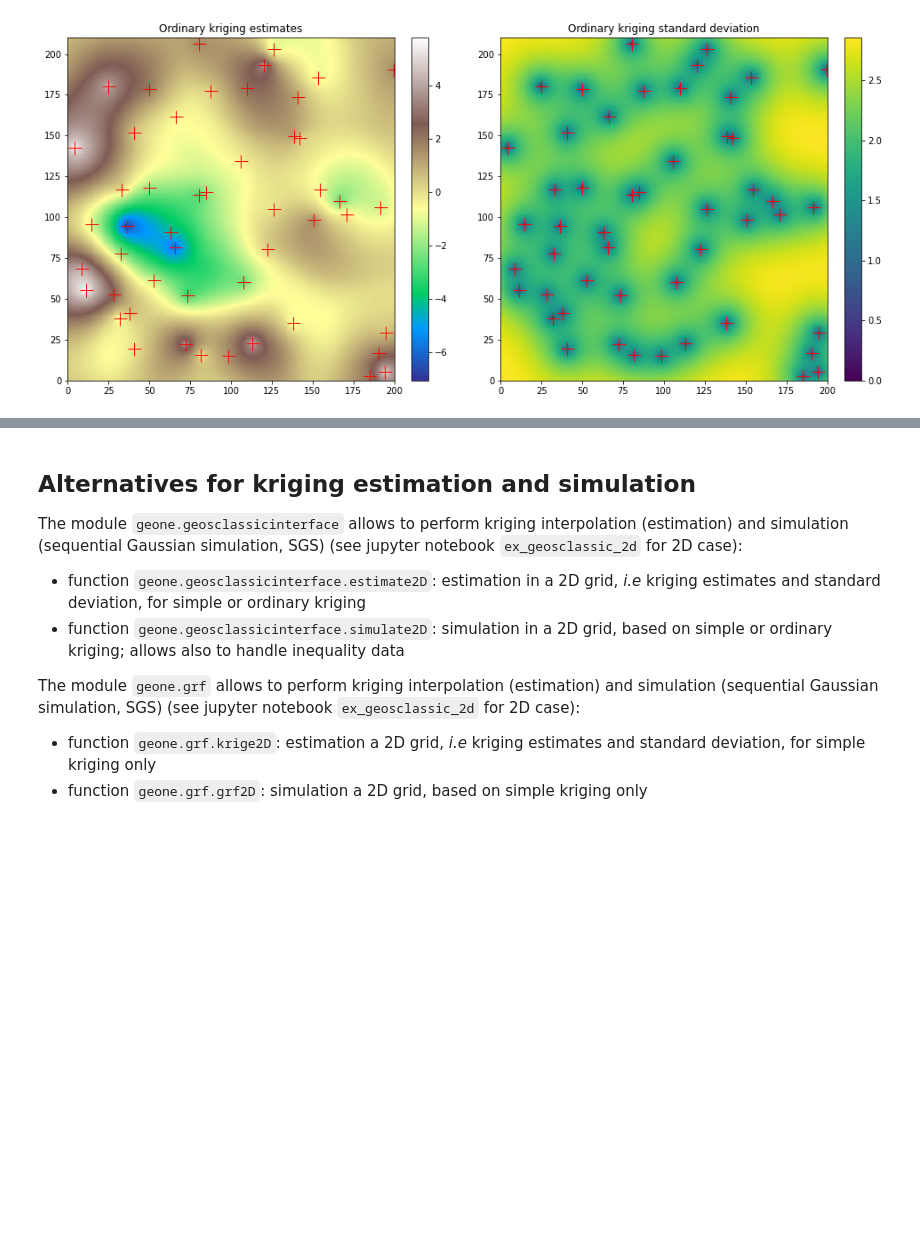
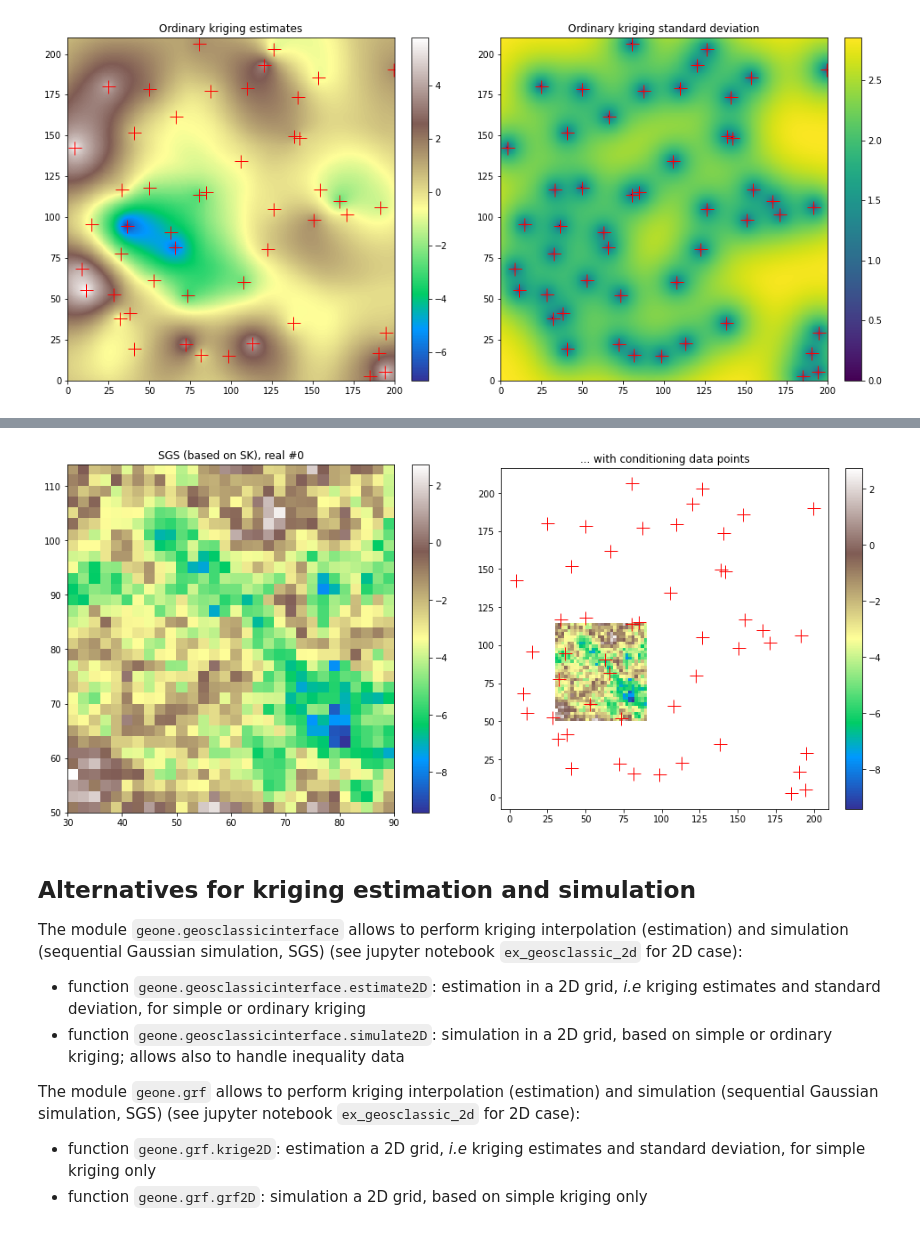
Before and after one commit to randlab/geone, a Jupyter notebook: examples/ex_vario_analysis_data2D_1_omnidirectional.ipynb, the cells around one changed output, grey strips where cells are left out. Cells and saved outputs as stored; diff of their text form; code cells hidden in the pictures; blank space fills up the shorter version.

```diff
--- a/examples/ex_vario_analysis_data2D_1_omnidirectional.ipynb
+++ b/examples/ex_vario_analysis_data2D_1_omnidirectional.ipynb
@@ -339,3 +359,38 @@ plt.show()
+# %%
+# Define points xu where to simulate
+# take less points for simulation
+sim_nx, sim_ny = 30, 32 # less points
+sim_dx, sim_dy = 4*dx, 4*dy # coarser resolution
+sim_ox,sim_oy = 30., 50.
+sim_xcu = sim_ox + (np.arange(sim_nx)+0.5)*sim_dx # x-coordinates of points
+sim_ycu = sim_oy + (np.arange(sim_ny)+0.5)*sim_dy # y-coordinates of points
+sim_xxcu, sim_yycu = np.meshgrid(sim_xcu, sim_ycu)
+sim_xu = np.array((sim_xxcu.reshape(-1), sim_yycu.reshape(-1))).T # 2-dimensional array of with two columns
+
+# SGS based on simple kriging
+nreal = 1
+np.random.seed(321)
+sim_vu = gn.covModel.sgs(x, v, sim_xu, cov_model_opt, method='simple_kriging', nreal=nreal)
+# sim_vu:   2-dimensional array of shape (nreal, sim_xu.shape[0]), each row is a realization
+#           (simulated values at locations sim_xu)
+
+# Fill image (Img class from geone.img) for view
+im_sim = gn.img.Img(sim_nx, sim_ny, 1, sim_dx, sim_dy, 1., sim_ox, sim_oy, 0., nv=nreal, val=sim_vu)
+
+# Plot
+plt.subplots(1,2, figsize=(16,8))
+
+plt.subplot(1,2,1)
+gn.imgplot.drawImage2D(im_sim, iv=0, cmap='terrain', title='SGS (based on SK), real #0')
+#plt.plot(x[:,0], x[:,1], 'r+', markersize=15)
+
+plt.subplot(1,2,2)
+gn.imgplot.drawImage2D(im_sim, iv=0, cmap='terrain', title='... with conditioning data points')
+plt.plot(x[:,0], x[:,1], 'r+', markersize=15)
+
+plt.show()
+# %% [output]
+[figure, added]
 # %% [markdown]
 ## Alternatives for kriging estimation and simulation
 The module `geone.geosclassicinterface` allows to perform kriging interpolation (estimation) and simulation (sequential Gaussian simulation, SGS) (see jupyter notebook `ex_geosclassic_2d` for 2D case):
```
Also changed, not shown: parts of 8 cells of this notebook, 24 other files.
